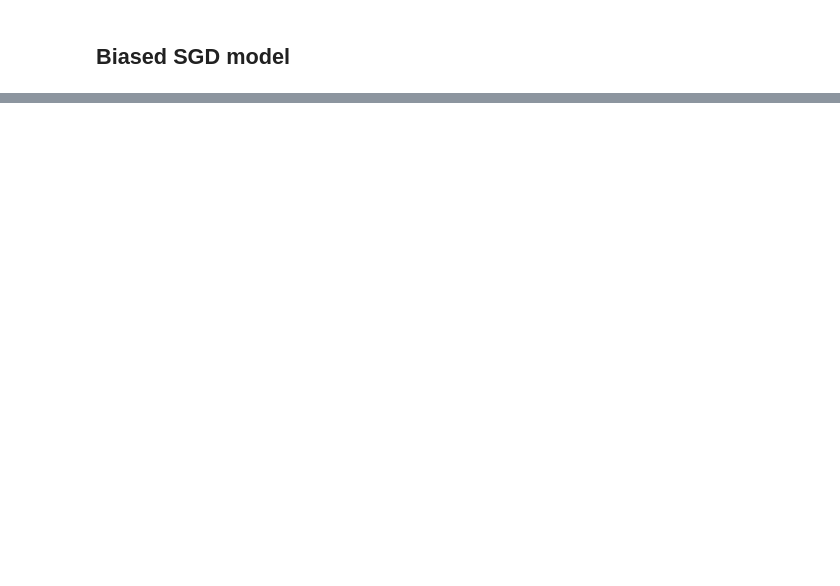
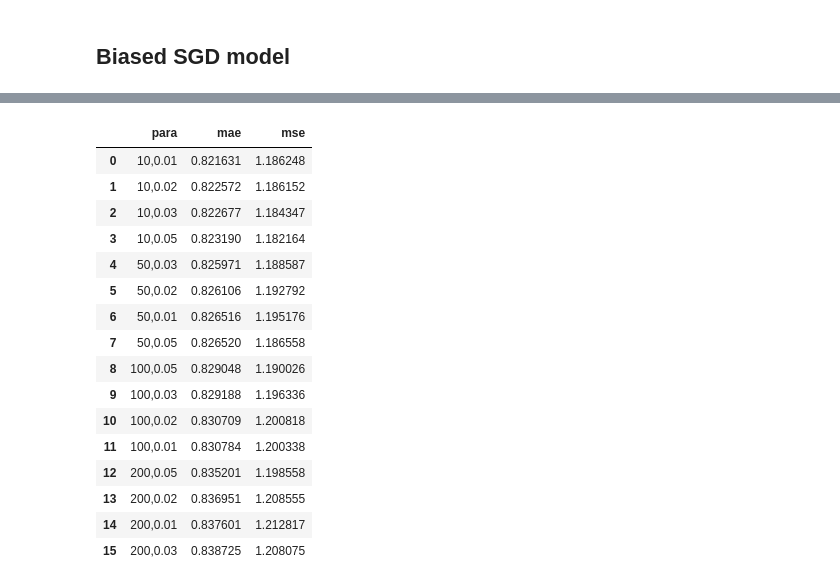
Before and after one commit to Alex2Yang97/Video_Game_Recommender, a Jupyter notebook: Models.ipynb, the cells around one changed output, grey strips where cells are left out. Cells and saved outputs as stored; diff of their text form; code cells hidden in the pictures; blank space fills up the shorter version.

```diff
--- a/Models.ipynb
+++ b/Models.ipynb
@@ -128,0 +229,15 @@ MSE: 1.2221
+# %%
+# 测试集（80%数据参与训练）
+
+bsl_options = {
+    'method': 'als',
+    'n_factors':200,
+    'n_epochs':30,
+    'lr_all':0.005,
+    'reg_all':0.1
+}
+bias_baseline = BaselineOnly(bsl_options)
+bias_baseline.fit(train_set)
+predictions = bias_baseline.test(test_set)
+
+_, _ = print_metrics_sp(predictions)
@@ -140,0 +268,17 @@ MSE: 1.2416
+# %%
+# 设置超参数列表进行网格搜索法调参
+# 用验证集上的表现来选取最优参数
+
+n_factors_lst = [10, 50, 100, 200]
+reg_all_lst = [0.01, 0.02, 0.03, 0.05]
+
+res_df = {'para': [], 'mae': [], 'mse': []}
+for n in n_factors_lst:
+    for reg_all in reg_all_lst:
+        print(f'Fitting factor: {n}, reg:{reg_all}')
+        res_df['para'].append(f"{n},{reg_all}")
+        bias_sgd = SVD(n_factors=n, n_epochs=30, lr_all=0.005, reg_all=reg_all)
+        bias_sgd.fit(train_set)
+        predictions = bias_sgd.test(val_set)
+        res_df['mae'].append(accuracy.mae(predictions))
+        res_df['mse'].append(accuracy.mse(predictions))
@@ -140,0 +309,26 @@ MSE: 1.2416
+# %%
+# 所有参数的结果
+res_df = pd.DataFrame(res_df)
+# 因为 mse 会对于异常值有较大的损失，mae 更能体现一种平均意义上的损失，
+# 因此我们认为相比于 mae 指标对于我们选择参数更加重要，所以排序的时候 mae 在前，mse 在后
+# 不过其实从结果来看，模型如果 mae 较低，mse 也较低，二者基本是通向变化的
+res_df = res_df.sort_values(by=['mae', 'mse']).reset_index(drop=True)
+res_df
+# %% [output]
+|  | para | mae | mse |
+| 0 | 10,0.01 | 0.821631 | 1.186248 |
+| 1 | 10,0.02 | 0.822572 | 1.186152 |
+| 2 | 10,0.03 | 0.822677 | 1.184347 |
+| 3 | 10,0.05 | 0.823190 | 1.182164 |
+| 4 | 50,0.03 | 0.825971 | 1.188587 |
+| 5 | 50,0.02 | 0.826106 | 1.192792 |
+| 6 | 50,0.01 | 0.826516 | 1.195176 |
+| 7 | 50,0.05 | 0.826520 | 1.186558 |
+| 8 | 100,0.05 | 0.829048 | 1.190026 |
+| 9 | 100,0.03 | 0.829188 | 1.196336 |
+| 10 | 100,0.02 | 0.830709 | 1.200818 |
+| 11 | 100,0.01 | 0.830784 | 1.200338 |
+| 12 | 200,0.05 | 0.835201 | 1.198558 |
+| 13 | 200,0.02 | 0.836951 | 1.208555 |
+| 14 | 200,0.01 | 0.837601 | 1.212817 |
+| 15 | 200,0.03 | 0.838725 | 1.208075 |
```
Also changed, not shown: parts of 36 cells of this notebook, 3 other files.
